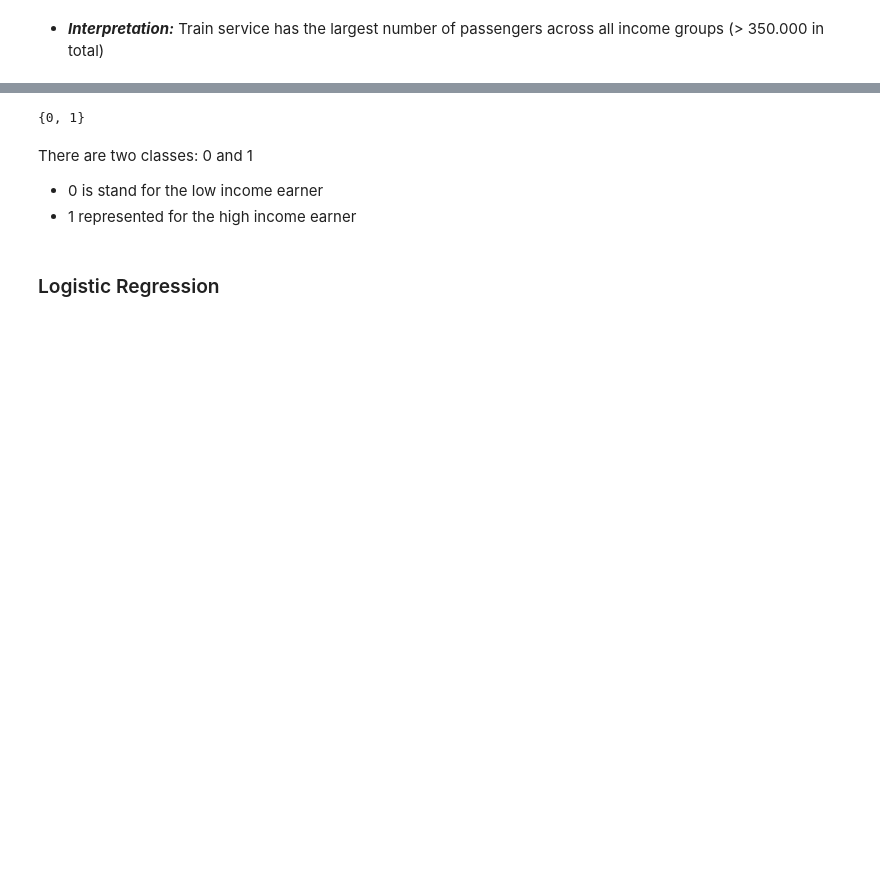
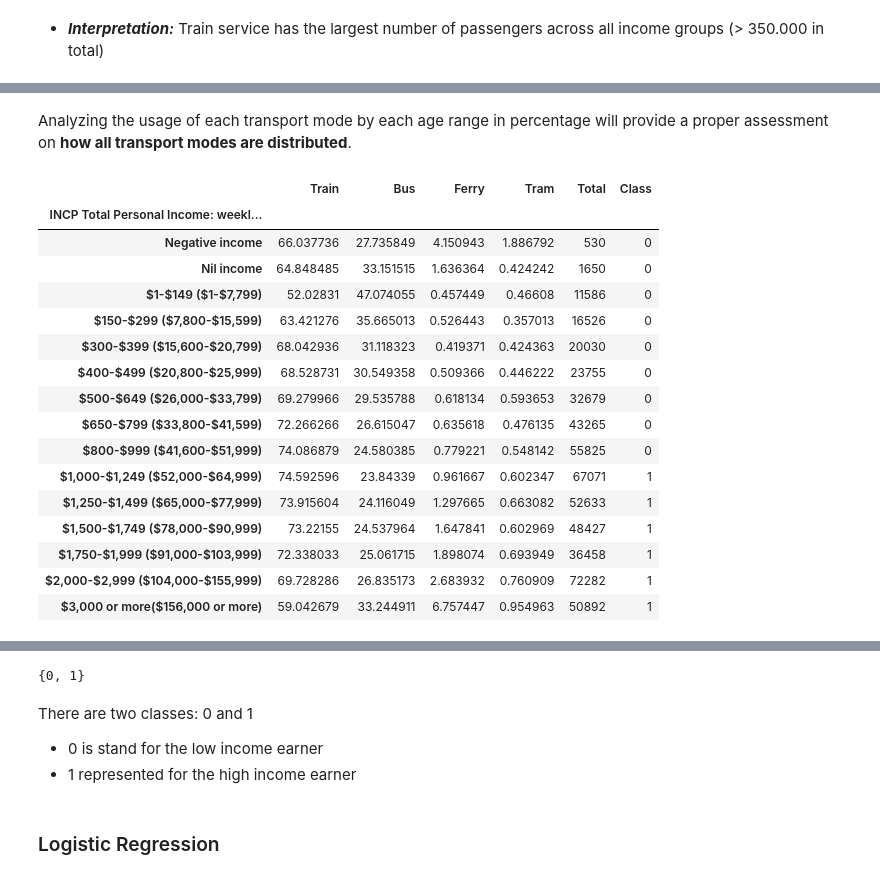
Before and after one commit to ethanaire/Analyzing-NSW-Public-Transports-with-Opal-Cards, a Jupyter notebook: Transport Usage by Income.ipynb, the cells around one changed output, grey strips where cells are left out. Saved outputs shown, nothing was run; the diff lists cells and outputs as text; code cells hidden in the pictures; blank space fills up the shorter version.

```diff
--- a/Transport Usage by Income.ipynb
+++ b/Transport Usage by Income.ipynb
@@ -233,0 +256,27 @@ df_income.drop(["TRAIN", "BUS", "FERRY", "TRAM"], axis= 1, inplace = True)
+# %% [markdown]
+Analyzing the usage of each transport mode by each age range in percentage will provide a proper assessment on **how all transport modes are distributed**.
+# %%
+# Transform the data to percentage
+transport_modes = ["Train", "Bus", "Ferry", "Tram"]
+df_income[transport_modes] = df_income[transport_modes].div(df_income["Total"], axis=0) * 100
+df_income.fillna(0, inplace=True)  # Replace NaN values if any division by zero occurred
+# View the updated dataframe
+df_income
+# %% [output]
+|  | Train | Bus | Ferry | Tram | Total | Class |
+| INCP Total Personal Income: weekl... |  |  |  |  |  |  |
+| Negative income | 66.037736 | 27.735849 | 4.150943 | 1.886792 | 530 | 0 |
+| Nil income | 64.848485 | 33.151515 | 1.636364 | 0.424242 | 1650 | 0 |
+| $1-$149 ($1-$7,799) | 52.02831 | 47.074055 | 0.457449 | 0.46608 | 11586 | 0 |
+| $150-$299 ($7,800-$15,599) | 63.421276 | 35.665013 | 0.526443 | 0.357013 | 16526 | 0 |
+| $300-$399 ($15,600-$20,799) | 68.042936 | 31.118323 | 0.419371 | 0.424363 | 20030 | 0 |
+| $400-$499 ($20,800-$25,999) | 68.528731 | 30.549358 | 0.509366 | 0.446222 | 23755 | 0 |
+| $500-$649 ($26,000-$33,799) | 69.279966 | 29.535788 | 0.618134 | 0.593653 | 32679 | 0 |
+| $650-$799 ($33,800-$41,599) | 72.266266 | 26.615047 | 0.635618 | 0.476135 | 43265 | 0 |
+| $800-$999 ($41,600-$51,999) | 74.086879 | 24.580385 | 0.779221 | 0.548142 | 55825 | 0 |
+| $1,000-$1,249 ($52,000-$64,999) | 74.592596 | 23.84339 | 0.961667 | 0.602347 | 67071 | 1 |
+| $1,250-$1,499 ($65,000-$77,999) | 73.915604 | 24.116049 | 1.297665 | 0.663082 | 52633 | 1 |
+| $1,500-$1,749 ($78,000-$90,999) | 73.22155 | 24.537964 | 1.647841 | 0.602969 | 48427 | 1 |
+| $1,750-$1,999 ($91,000-$103,999) | 72.338033 | 25.061715 | 1.898074 | 0.693949 | 36458 | 1 |
+| $2,000-$2,999 ($104,000-$155,999) | 69.728286 | 26.835173 | 2.683932 | 0.760909 | 72282 | 1 |
+| $3,000 or more($156,000 or more) | 59.042679 | 33.244911 | 6.757447 | 0.954963 | 50892 | 1 |
```
Also changed, not shown: parts of 32 cells of this notebook.
